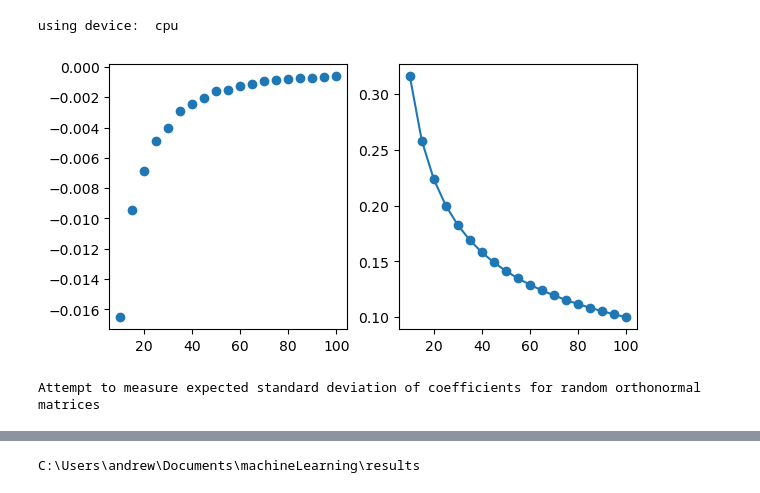
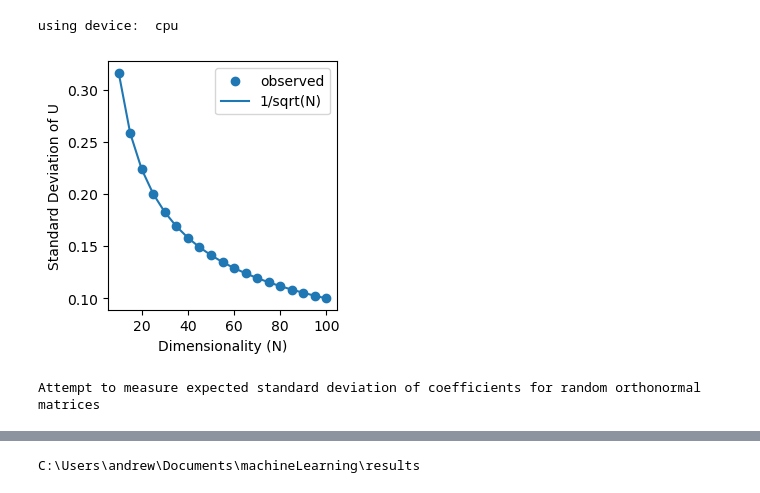
Before and after one commit to landoskape/networkAlignmentAnalysis, a Jupyter notebook: workspace.ipynb, the cells around one changed output, grey strips where cells are left out. Drawn from its saved outputs; the diff is of its cells as text; code cells hidden in the pictures.

```diff
--- a/workspace.ipynb
+++ b/workspace.ipynb
@@ -49,17 +49,24 @@ Qs = [torch.stack([make_orthonormal(n) for _ in range(T)]) for n in N]
 bins, centers = utils.named_transpose([get_bins(Q, 31) for Q in Qs])
 
 mu, std = utils.named_transpose([fit_gaussian(Q.flatten()) for Q in Qs])
-
-fig, ax = plt.subplots(1, 2, figsize=(6, 3), layout='constrained')
-ax[0].scatter(N, mu)
-ax[1].scatter(N, std)
-ax[1].plot(N, 1/np.sqrt(N))
-plt.show()
-
-print("Attempt to measure expected standard deviation of coefficients for random orthonormal matrices")
-# %% [output]
-[figure, removed]
-Attempt to measure expected standard deviation of coefficients for random orthonormal matrices
+# %%
+fig, ax = plt.subplots(1, 1, figsize=(3, 3), layout='constrained')
+# ax[0].scatter(N, mu)
+ax.scatter(N, std, label='observed')
+ax.plot(N, 1/np.sqrt(N), label='1/sqrt(N)')
+ax.set_xlabel('Dimensionality (N)')
+ax.set_ylabel('Standard Deviation of U')
+ax.legend(loc='upper right')
+savepath = '/Users/landauland/Dropbox/Postdoc/AlignmentProject/mathUpdateFigures'
+plt.savefig(savepath+'/u_distribution')
+
+plt.show()
+
+
+print("Attempt to measure expected standard deviation of coefficients for random orthonormal matrices")
+# %% [output]
+[figure, added]
+Attempt to measure expected standard deviation of coefficients for random orthonormal matrices
 # %%
 B, N = 10000, 200
 num_w = 100
```
Also changed, not shown: parts of 1 cell of this notebook.
